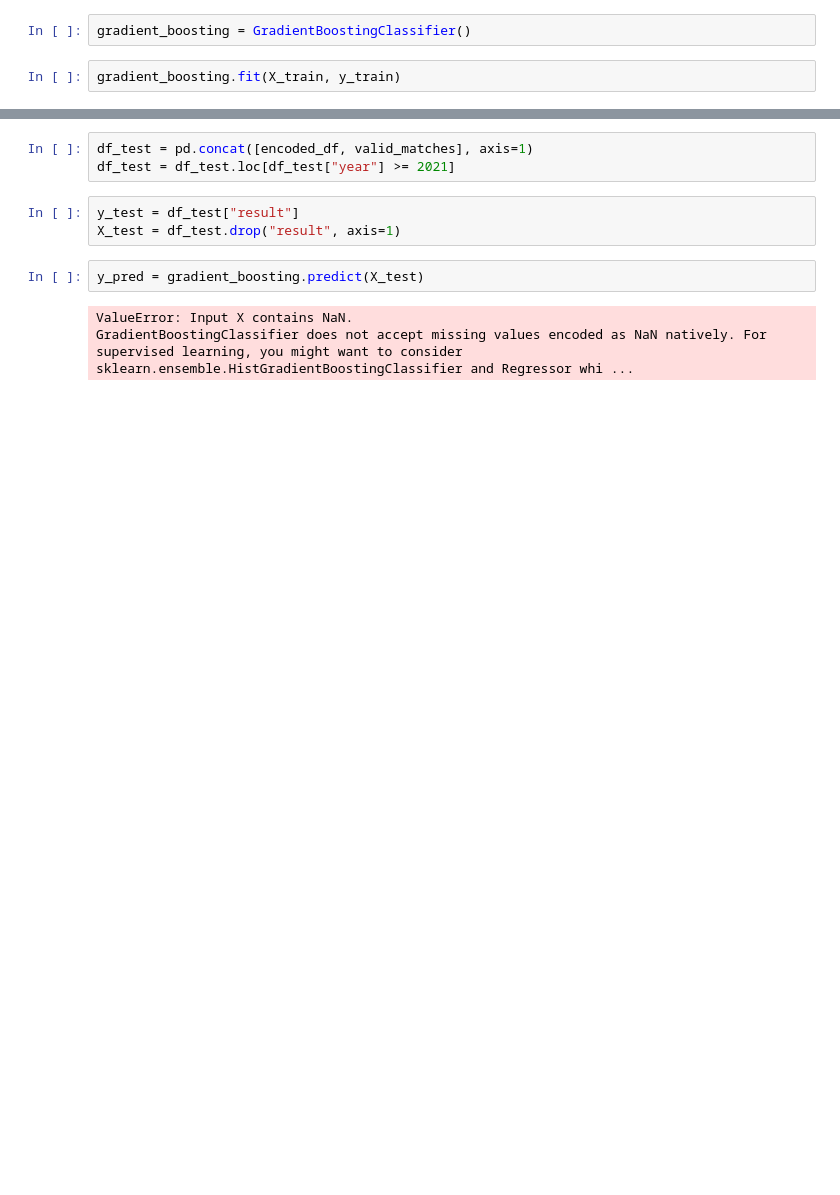
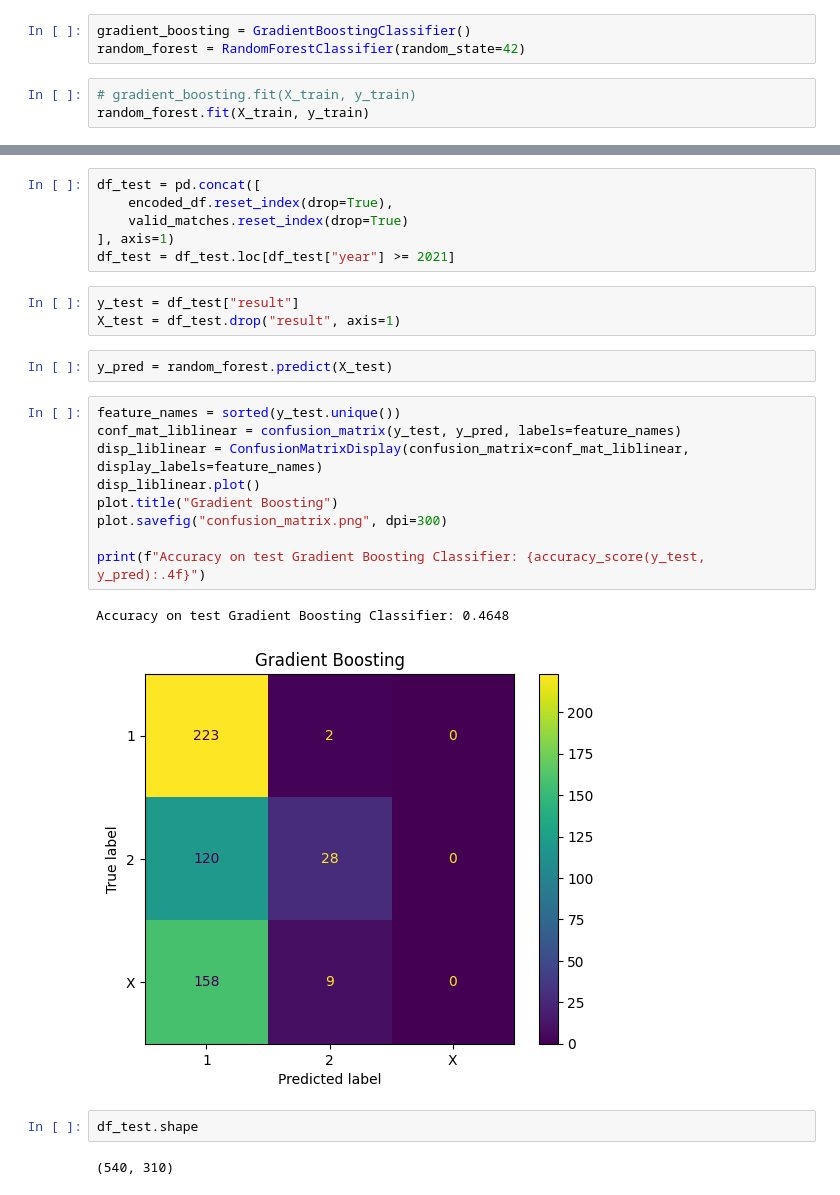
Before and after one commit to RPT21/la-quiniela, a Jupyter notebook: reports/ModelAnalysis.ipynb, the cells around one changed output, grey strips where cells are left out. Saved outputs shown, nothing was run; the diff lists cells and outputs as text; blank space fills up the shorter version.

```diff
--- a/reports/ModelAnalysis.ipynb
+++ b/reports/ModelAnalysis.ipynb
@@ -87,18 +132,36 @@ y_train = df_train["result"]
 X_train = df_train.drop("result", axis=1)
 # %%
 gradient_boosting = GradientBoostingClassifier()
+random_forest = RandomForestClassifier(random_state=42)
 # %%
-gradient_boosting.fit(X_train, y_train)
+# gradient_boosting.fit(X_train, y_train)
+random_forest.fit(X_train, y_train)
 # %% [output]
 GradientBoostingClassifier()
 # %%
-df_test = pd.concat([encoded_df, valid_matches], axis=1)
+df_test = pd.concat([
+    encoded_df.reset_index(drop=True),
+    valid_matches.reset_index(drop=True)
+], axis=1)
 df_test = df_test.loc[df_test["year"] >= 2021]
 # %%
 y_test = df_test["result"]
 X_test = df_test.drop("result", axis=1)
 # %%
-y_pred = gradient_boosting.predict(X_test)
+y_pred = random_forest.predict(X_test)
-# %% [output]
-ValueError: Input X contains NaN.
-GradientBoostingClassifier does not accept missing values encoded as NaN natively. For supervised learning, you might want to consider sklearn.ensemble.HistGradientBoostingClassifier and Regressor whi ...
+# %%
+feature_names = sorted(y_test.unique())
+conf_mat_liblinear = confusion_matrix(y_test, y_pred, labels=feature_names)
+disp_liblinear = ConfusionMatrixDisplay(confusion_matrix=conf_mat_liblinear, display_labels=feature_names)
+disp_liblinear.plot()
+plot.title("Gradient Boosting")
+plot.savefig("confusion_matrix.png", dpi=300)
+
+print(f"Accuracy on test Gradient Boosting Classifier: {accuracy_score(y_test, y_pred):.4f}")
+# %% [output]
+Accuracy on test Gradient Boosting Classifier: 0.4648
+[figure, added]
+# %%
+df_test.shape
+# %% [output]
+(540, 310)
```
Also changed, not shown: parts of 4 cells of this notebook, 5 other files.
